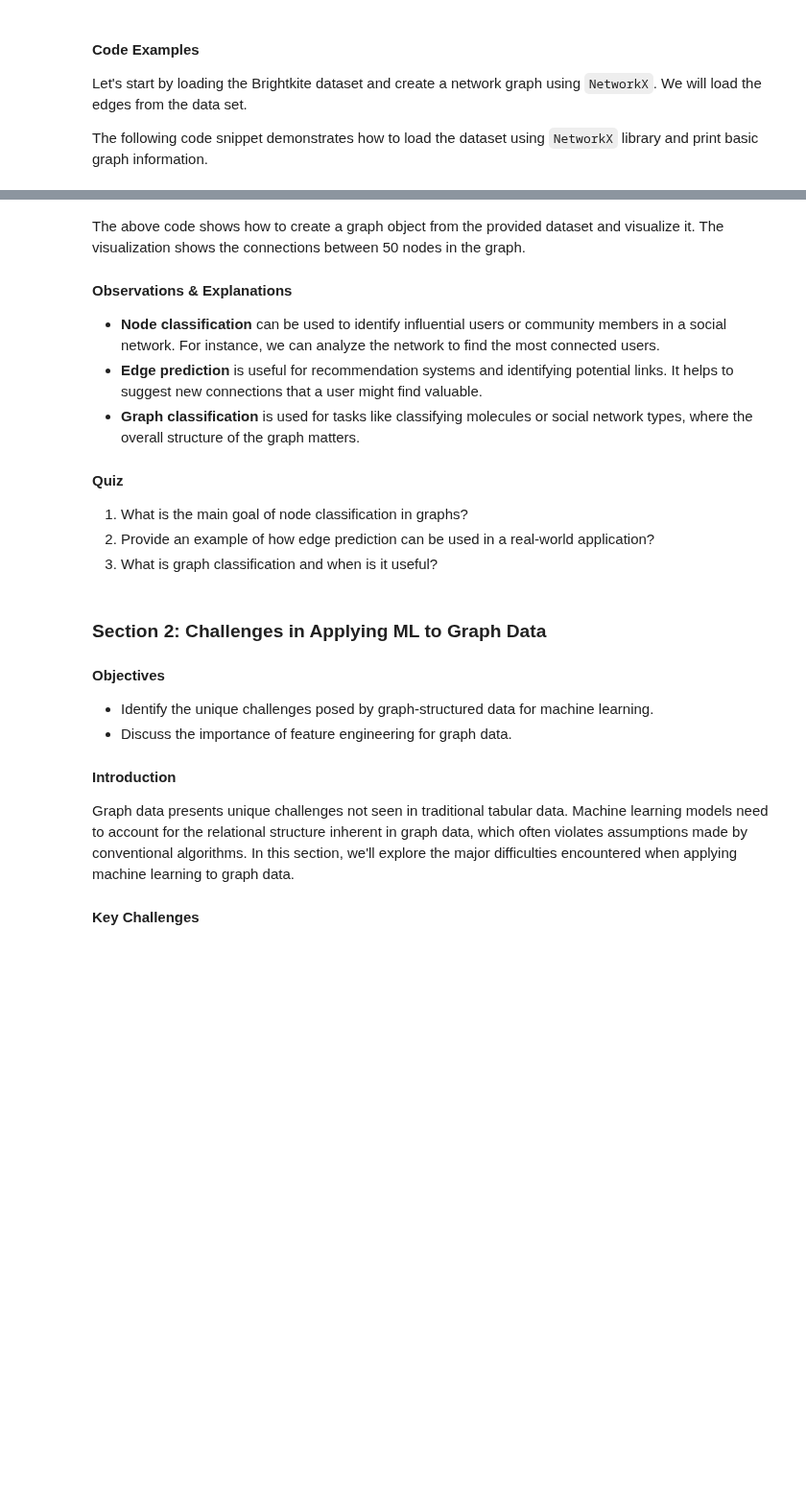
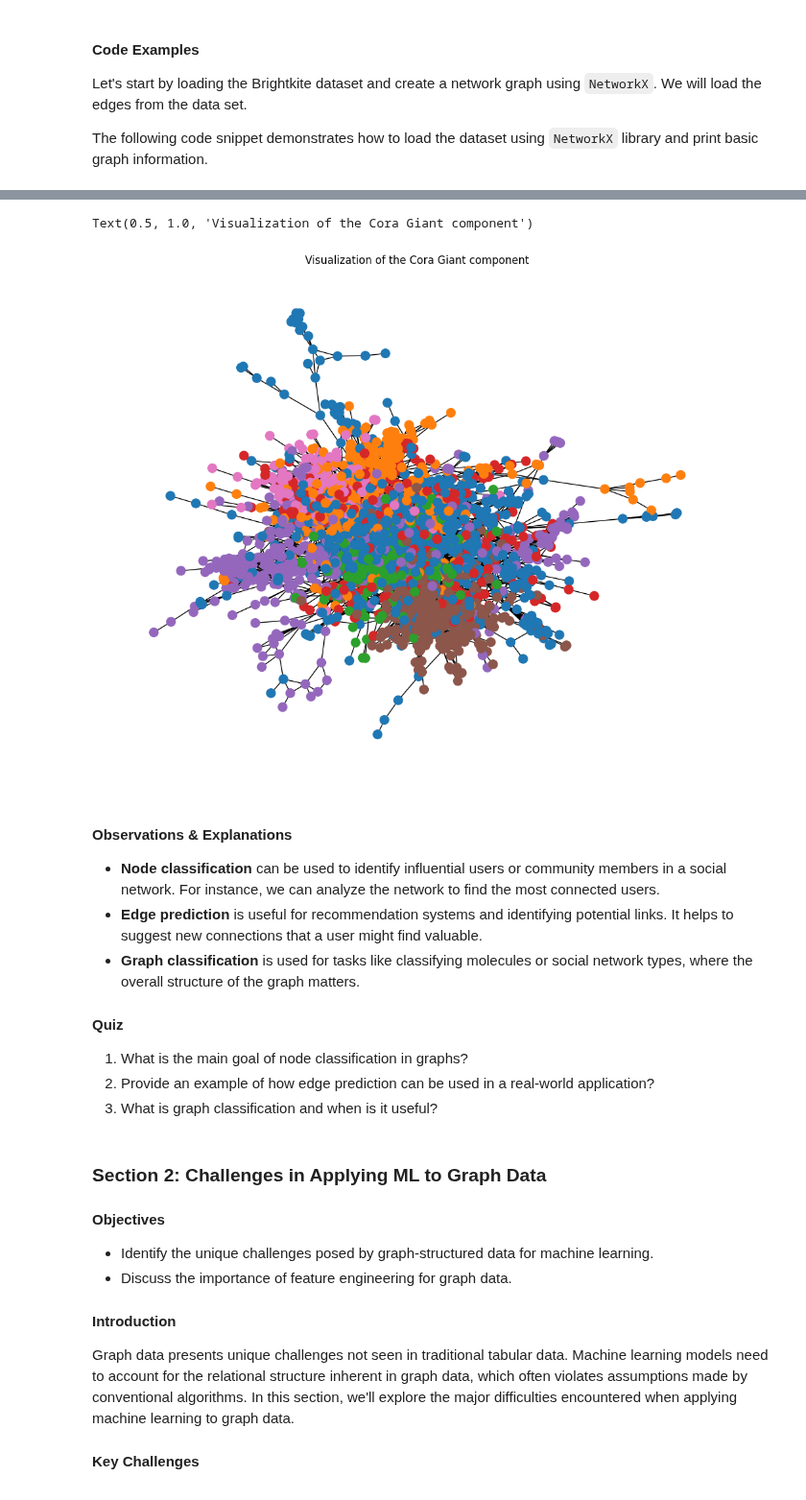
Before and after one commit to bgbg/ML-on-Graphs, a Jupyter notebook: 7_Introduction_to_Machine_Learning_on_Graphs.ipynb, the cells around one changed output, grey strips where cells are left out. Shown at 96% size. Cells and saved outputs as stored; diff of their text form; code cells hidden in the pictures; blank space fills up the shorter version.

```diff
--- a/7_Introduction_to_Machine_Learning_on_Graphs.ipynb
+++ b/7_Introduction_to_Machine_Learning_on_Graphs.ipynb
@@ -196,0 +88,4 @@ All done! ✨ 🍰 ✨
+# %%
+class_counts = node_data.y.value_counts()
+class_ranks = class_counts.rank(method="min", ascending=False).astype(int)
+class_ranks.head()
@@ -278,0 +123,7 @@ plt.show()
+# %%
+G_full = nx.read_graphml(fn_cora_full)
+print("Full Cora dataset:")
+utils.print_graph_info(G_full)
+G_full = utils.get_giant_component(G_full)
+print("Giant component:")
+utils.print_graph_info(G_full)
@@ -279,5 +143,29 @@ plt.show()
+# %%
+# 10 seconds
+def get_node_color(y_val):
+    rank = class_ranks.get(y_val, 10000)
+    return f"C{rank-1}" if rank <= 10 else "gray"
+
+
+node_colors = [get_node_color(n[1]["y"]) for n in G_full.nodes(data=True)]
+node_sizes = [200 if n[1]["y"] == 51 else 100 for n in G_full.nodes(data=True)]
+
+pos = nx.spring_layout(G_full)
+
+plt.figure(figsize=(10, 8))
+nx.draw(
+    G_full,
+    pos,
+    with_labels=False,
+    node_size=node_sizes,
+    font_size=8,
+    node_color=node_colors,
+)
+plt.title("Visualization of the Cora Giant component")
+# %% [output]
+Text(0.5, 1.0, 'Visualization of the Cora Giant component')
+[figure, added]
 # %% [markdown]
-The above code shows how to create a graph object from the provided dataset and visualize it. The visualization shows the connections between 50 nodes in the graph.
 
 #### Observations & Explanations
 
```
Also changed, not shown: parts of 62 cells of this notebook.
